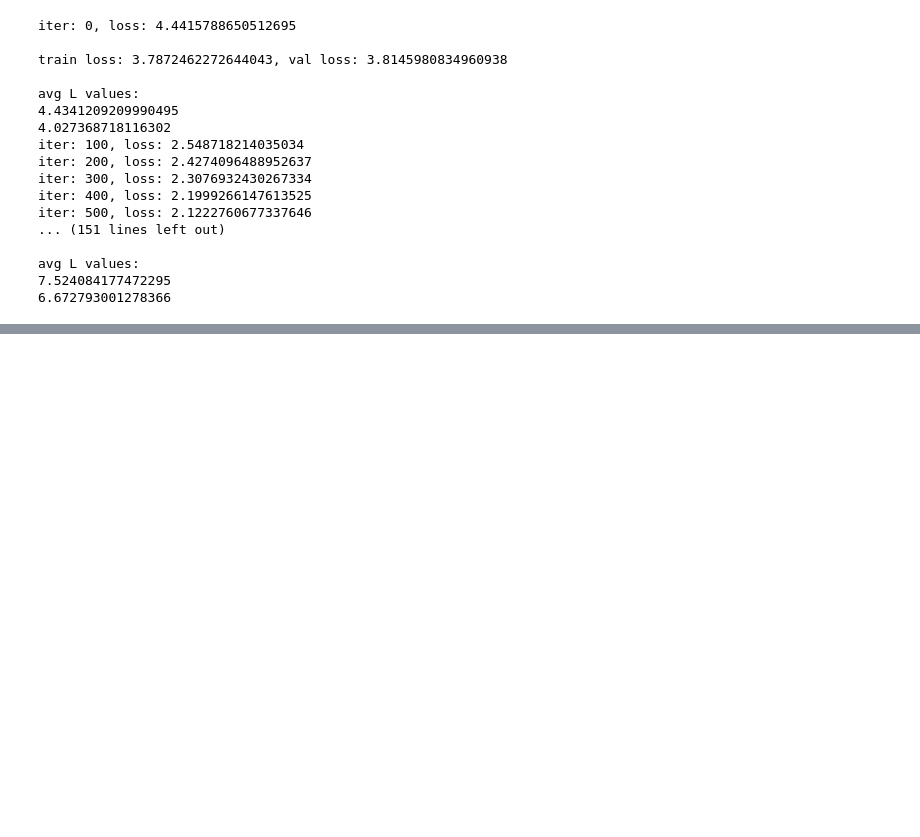
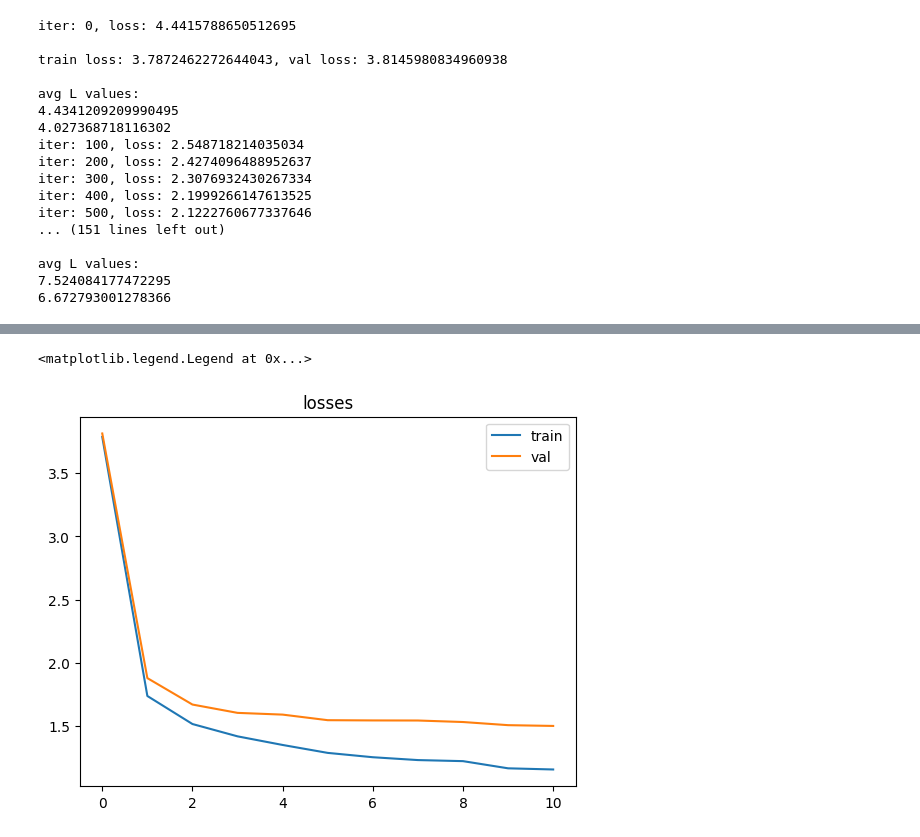
Before and after one commit to EvanChisholm1/dynamic-thinking, a Jupyter notebook: play.ipynb, the cells around one changed output, grey strips where cells are left out. Saved outputs shown, nothing was run; the diff lists cells and outputs as text; code cells hidden in the pictures; blank space fills up the shorter version.

Commit message:
started writing out "offramp" module and made some graphs

```diff
--- a/play.ipynb
+++ b/play.ipynb
@@ -340,6 +357,8 @@ optimizer = torch.optim.Adam(model.parameters(), lr=3e-4)
 # optimizer = get_optimizer(model)
 # %%
 lossi = []
+train_losses = []
+test_losses = []
 # %%
 def iter():
     xb, yb = get_batch('train')
@@ -356,6 +375,7 @@ torch.autograd.set_detect_anomaly(True)
 # %%
 for i in range(10001):
     loss = iter()
+    lossi.append(loss.item())
     if i % 100 == 0:
         print(f"iter: {i}, loss: {loss.item()}")
     if i % 1000 == 0:
@@ -364,6 +384,9 @@ for i in range(10001):
         print(f"train loss: {losses['train']}, val loss: {losses['val']}")
         print()
 
+        train_losses.append(losses['train'])
+        test_losses.append(losses['val'])
+
         print("avg L values:")
         for layer in model.blocks:
             print(layer.avg_loop)
@@ -427,0 +449,8 @@ C
+# %%
+plt.title('losses')
+plt.plot(train_losses, label='train')
+plt.plot(test_losses, label='val')
+plt.legend()
+# %% [output]
+<matplotlib.legend.Legend at 0x...>
+[figure, added]
```
Also changed, not shown: parts of 4 cells of this notebook.
